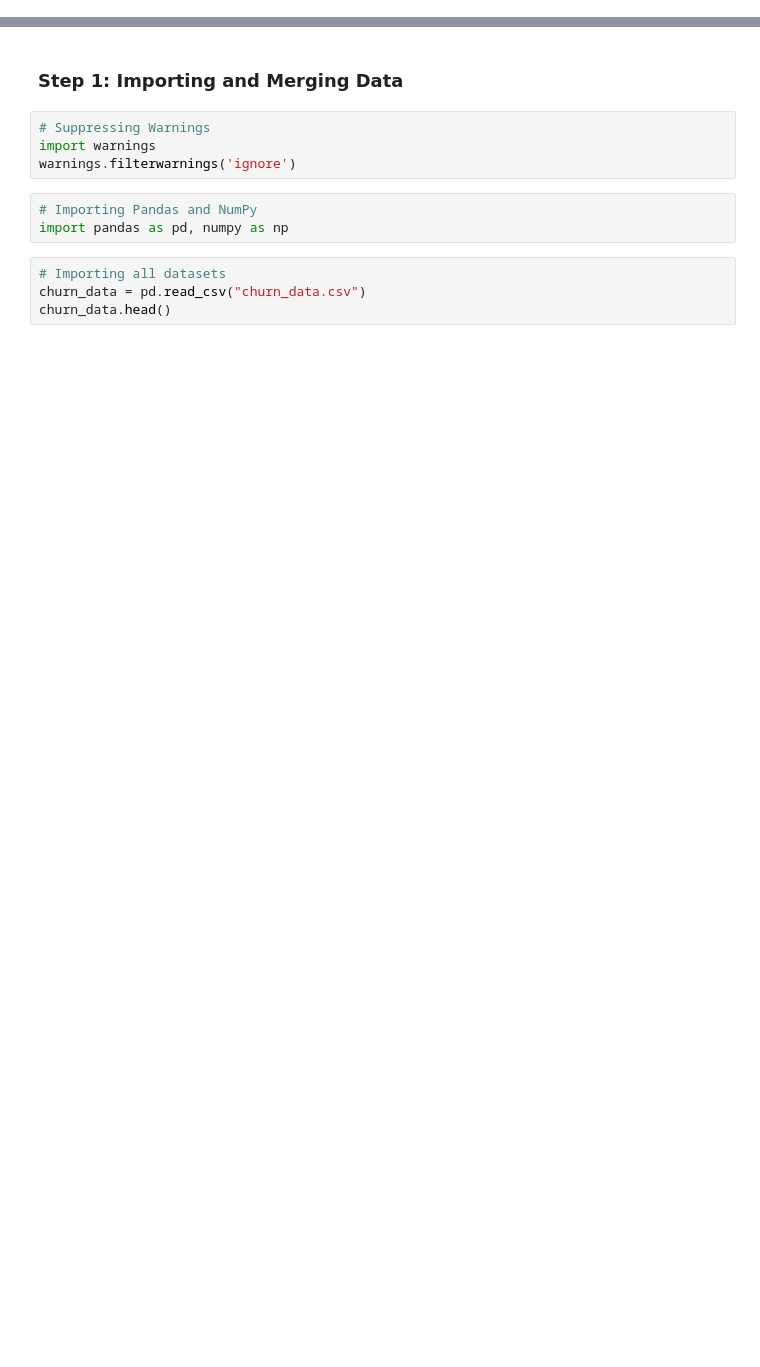
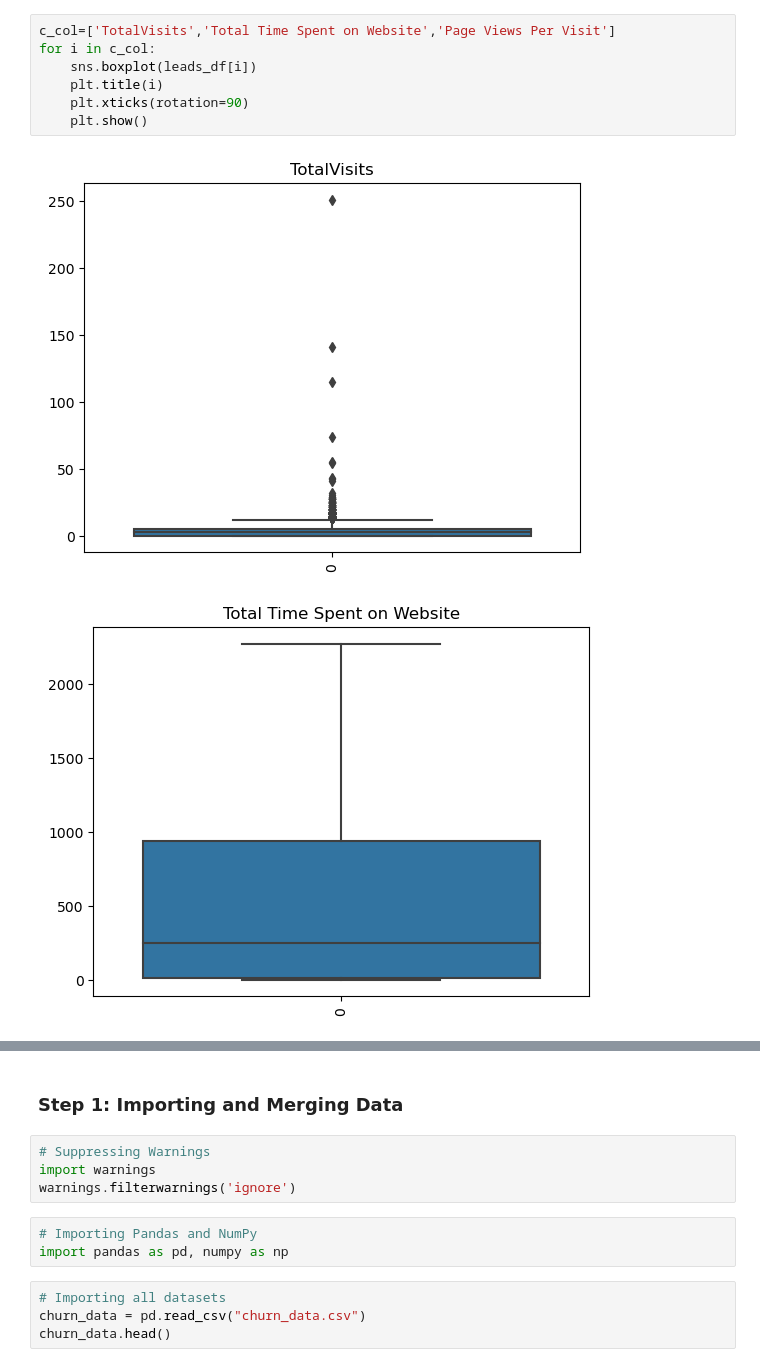
Before and after one commit to sghoshal008/Lead_Scoring_Case_Study, a Jupyter notebook: Lead_Score_assignment_reference.ipynb, the cells around one changed output, grey strips where cells are left out. Cells and saved outputs as stored; diff of their text form; blank space fills up the shorter version.

```diff
--- a/Lead_Score_assignment_reference.ipynb
+++ b/Lead_Score_assignment_reference.ipynb
@@ -3,0 +417,10 @@ With 21 predictor variables we need to predict whether a particular customer wil
+# %%
+c_col=['TotalVisits','Total Time Spent on Website','Page Views Per Visit']
+for i in c_col:
+    sns.boxplot(leads_df[i])
+    plt.title(i)
+    plt.xticks(rotation=90)
+    plt.show()
+# %% [output]
+[figure, added]
+[figure, added]
```
Also changed, not shown: parts of 45 cells of this notebook.
